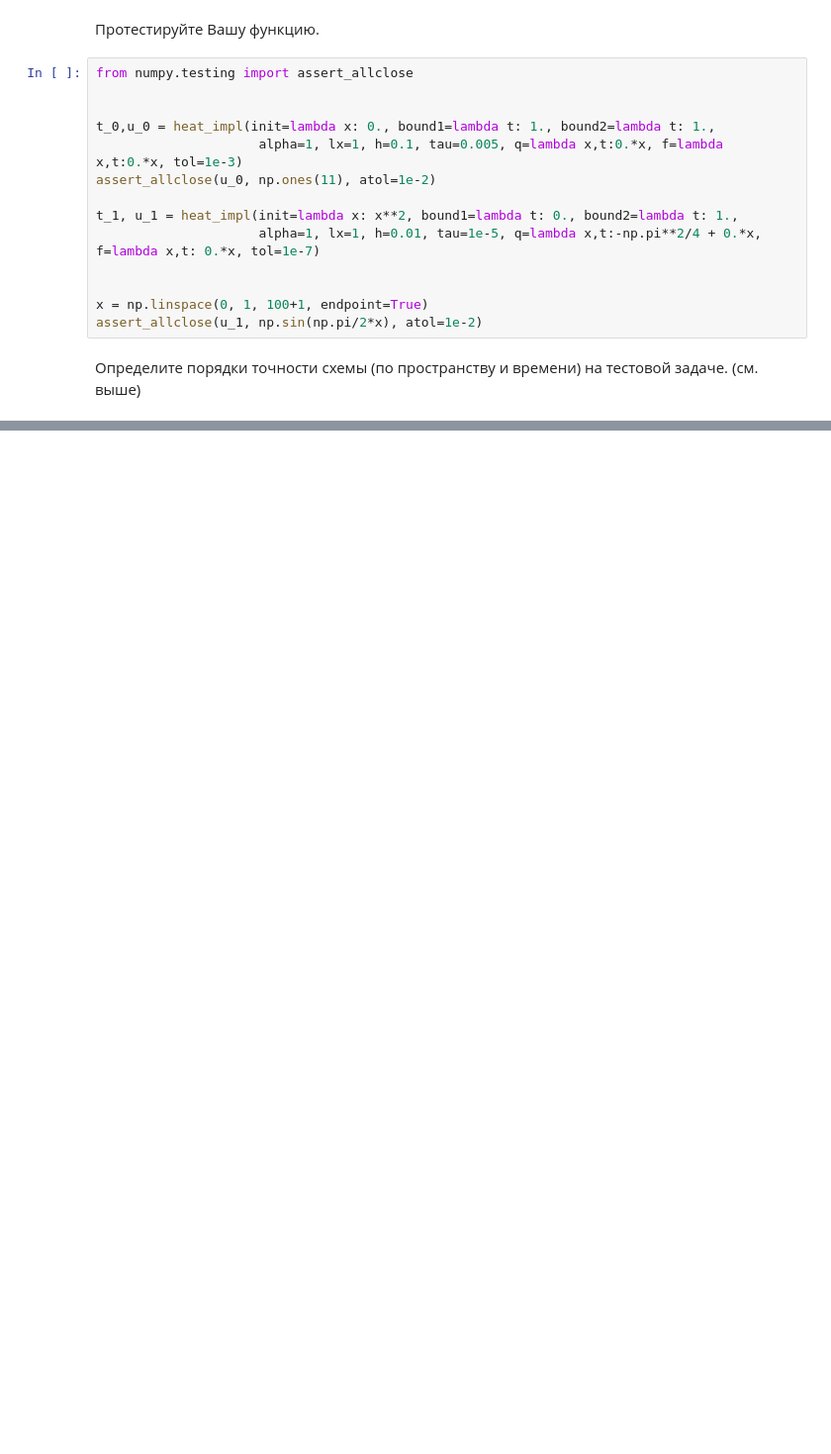
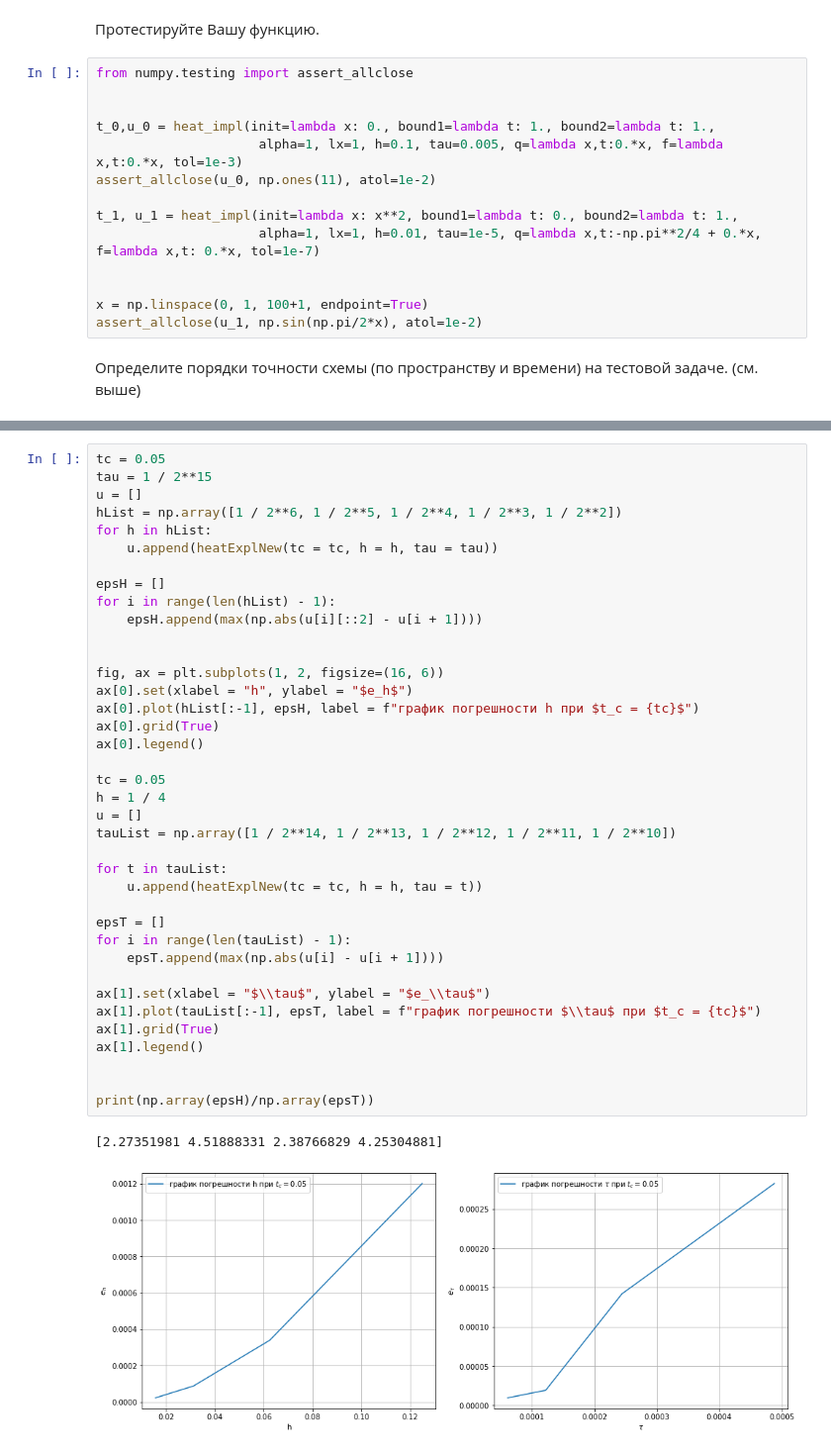
Before and after one commit to meedovique/ComputationalPhysics, a Jupyter notebook: diffusion_eq.ipynb, the cells around one changed output, grey strips where cells are left out. Shown at 99% size. Drawn from its saved outputs; the diff is of its cells as text; blank space fills up the shorter version.

```diff
--- a/diffusion_eq.ipynb
+++ b/diffusion_eq.ipynb
@@ -438,0 +509,41 @@ raise NotImplementedError()
+# %%
+tc = 0.05
+tau = 1 / 2**15
+u = []
+hList = np.array([1 / 2**6, 1 / 2**5, 1 / 2**4, 1 / 2**3, 1 / 2**2])
+for h in hList:
+    u.append(heatExplNew(tc = tc, h = h, tau = tau))
+
+epsH = []
+for i in range(len(hList) - 1):
+    epsH.append(max(np.abs(u[i][::2] - u[i + 1])))
+
+
+fig, ax = plt.subplots(1, 2, figsize=(16, 6))
+ax[0].set(xlabel = "h", ylabel = "$e_h$")
+ax[0].plot(hList[:-1], epsH, label = f"график погрешности h при $t_c = {tc}$")
+ax[0].grid(True)
+ax[0].legend()
+
+tc = 0.05
+h = 1 / 4
+u = []
+tauList = np.array([1 / 2**14, 1 / 2**13, 1 / 2**12, 1 / 2**11, 1 / 2**10])
+
+for t in tauList:
+    u.append(heatExplNew(tc = tc, h = h, tau = t))
+
+epsT = []
+for i in range(len(tauList) - 1):
+    epsT.append(max(np.abs(u[i] - u[i + 1])))
+
+ax[1].set(xlabel = "$\\tau$", ylabel = "$e_\\tau$")
+ax[1].plot(tauList[:-1], epsT, label = f"график погрешности $\\tau$ при $t_c = {tc}$")
+ax[1].grid(True)
+ax[1].legend()
+
+
+print(np.array(epsH)/np.array(epsT))
+# %% [output]
+[2.27351981 4.51888331 2.38766829 4.25304881]
+[figure, added]
```
Also changed, not shown: parts of 5 cells of this notebook.
